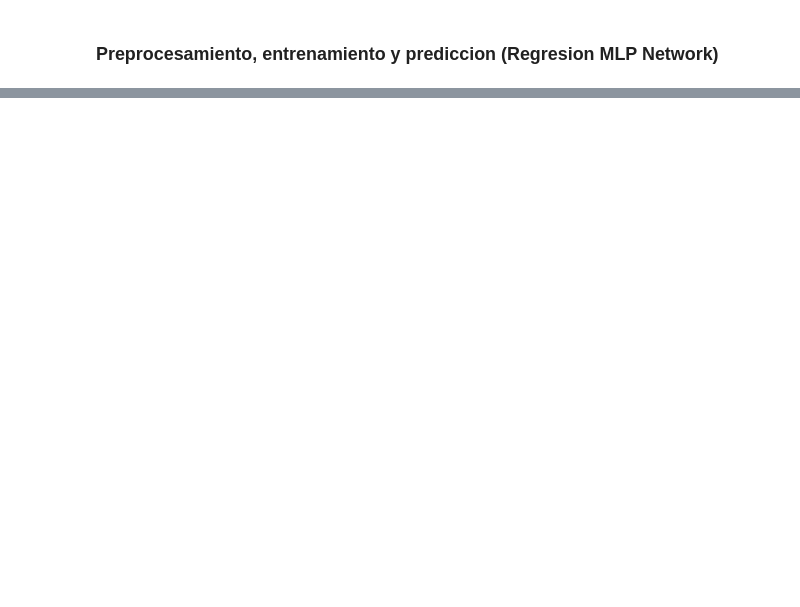
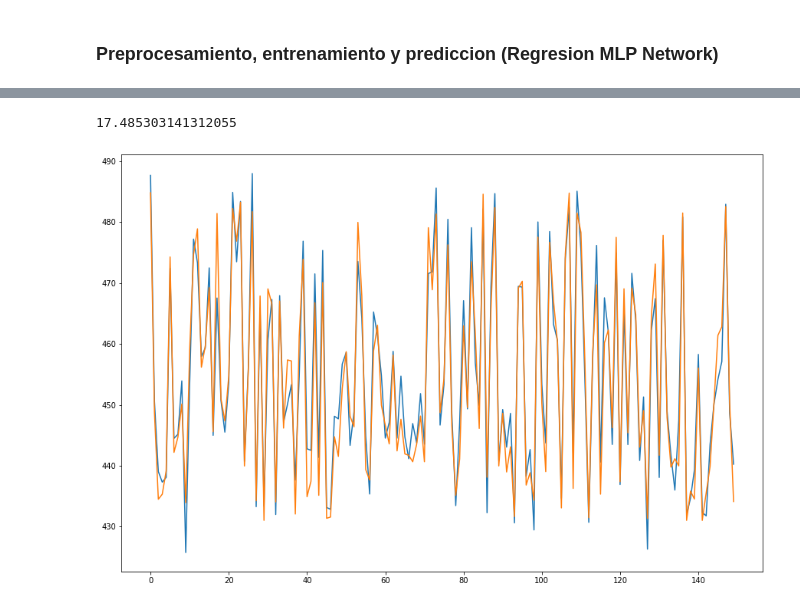
Before and after one commit to zs10011598/dci4, a Jupyter notebook: reto_filtro/solucion_pedro_daniel/data_analysis.ipynb, the cells around one changed output, grey strips where cells are left out. Saved outputs shown, nothing was run; the diff lists cells and outputs as text; code cells hidden in the pictures; blank space fills up the shorter version.

```diff
--- a/reto_filtro/solucion_pedro_daniel/data_analysis.ipynb
+++ b/reto_filtro/solucion_pedro_daniel/data_analysis.ipynb
@@ -96,0 +114,18 @@ mean_squared_error(Y_pred, Y_test)
+# %%
+scaler = StandardScaler()
+clf = MLPRegressor()
+
+pipe = Pipeline([
+    ('scaler', scaler),
+    ('regressor', clf)
+])
+
+param_grid = {
+    'regressor__hidden_layer_sizes': [(16,8,16), (32, 16, 32)],
+    'regressor__activation': ['logistic', 'relu'],
+    'regressor__solver': ['adam'],
+    'regressor__max_iter':[500, 750, 1000]
+}
+
+gs = GridSearchCV(pipe, param_grid, cv=5)
+gs.fit(X_trai, Y_trai)
@@ -96,0 +144,12 @@ mean_squared_error(Y_pred, Y_test)
+# %%
+model = gs.best_estimator_
+
+Y_pred = model.predict(X_test)
+
+mean_squared_error(Y_pred, Y_test)
+# %% [output]
+17.485303141312055
+# %%
+plot_real_predicted(Y_pred)
+# %% [output]
+[figure, added]
```
Also changed, not shown: parts of 10 cells of this notebook.
